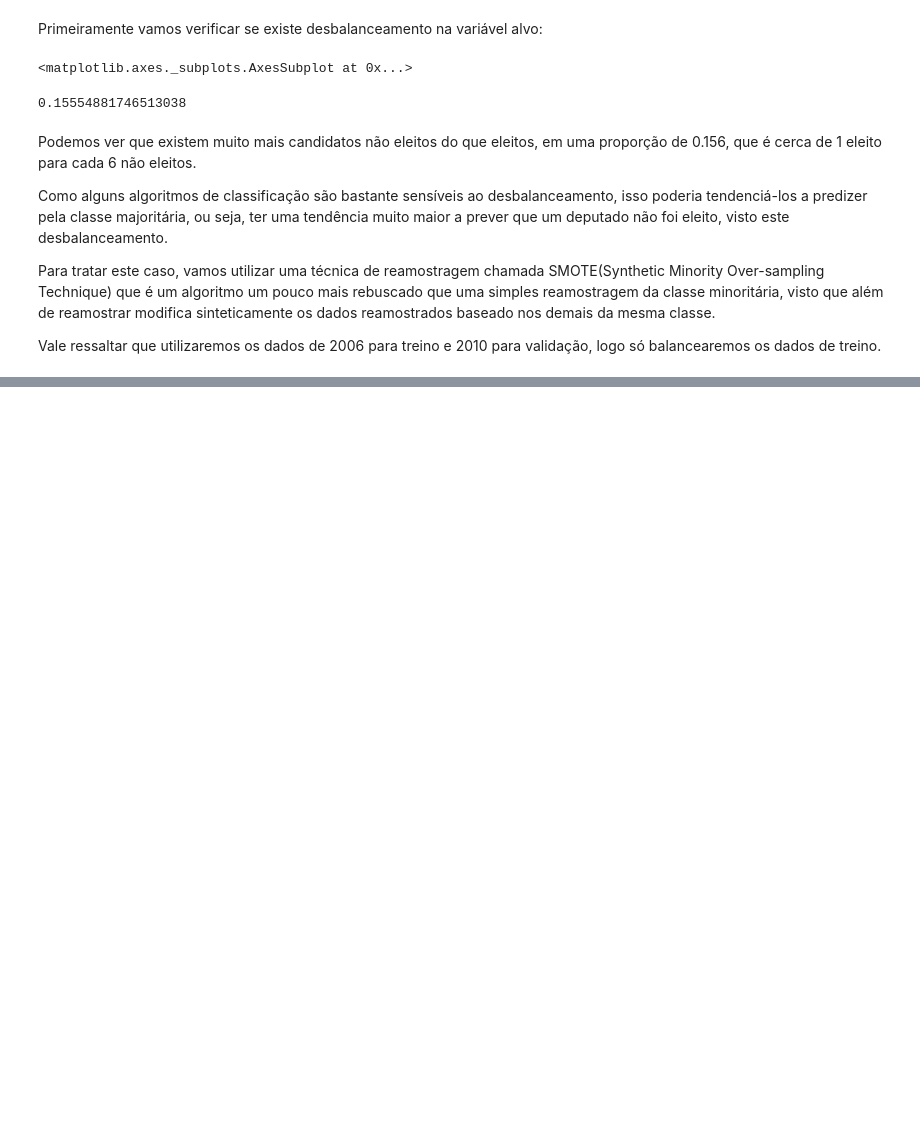
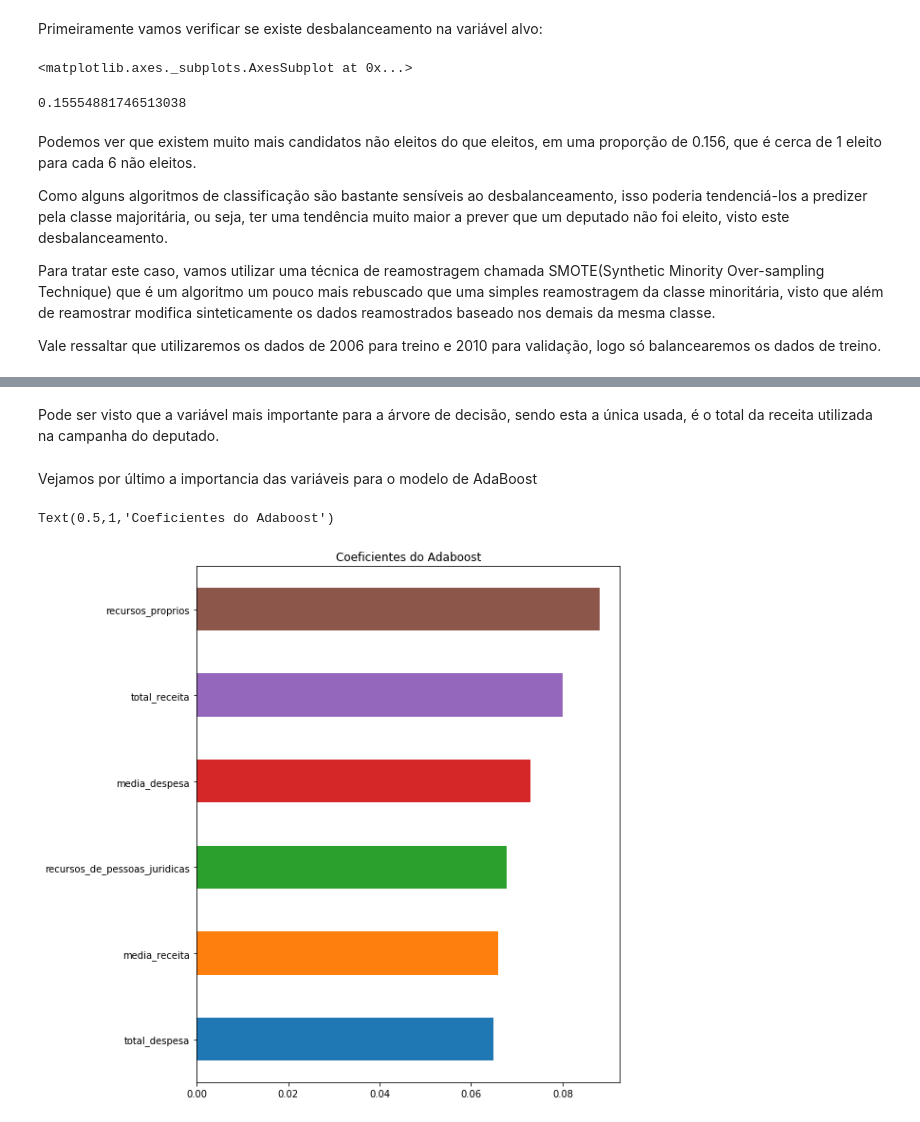
Before and after one commit to orionwinter/machine-learning, a Jupyter notebook: classificacao/Previsão de Eleição dos Deputados.ipynb, the cells around one changed output, grey strips where cells are left out. Saved outputs shown, nothing was run; the diff lists cells and outputs as text; code cells hidden in the pictures; blank space fills up the shorter version.

```diff
--- a/classificacao/Previsão de Eleição dos Deputados.ipynb
+++ b/classificacao/Previsão de Eleição dos Deputados.ipynb
@@ -143 +162,19 @@ knn_validation_y_score = knn_model.predict_proba(X_validation)[:, 1]
+# %%
+# Adaboost
+from sklearn.ensemble import AdaBoostClassifier
+from sklearn.model_selection import cross_val_score
+from sklearn.metrics import make_scorer, f1_score
+
+num_estimators = [55, 89, 144, 233, 377, 610, 987]
+f1_scorer = make_scorer(f1_score, pos_label="eleito")
+cv_ab = [cross_val_score(AdaBoostClassifier(n_estimators=ne), X, Y,
+                          scoring=f1_scorer, cv = 5).mean()
+          for ne in num_estimators]
+best_ne = num_estimators[np.argmax(cv_ab)]
+ab_model = AdaBoostClassifier(n_estimators=best_ne).fit(X, Y)
+
+ab_train_predict = ab_model.predict(X_train)
+ab_train_y_score = ab_model.predict_proba(X_train)[:, 1]
+ab_validation_predict = ab_model.predict(X_validation)
+ab_validation_y_score = ab_model.predict_proba(X_validation)[:, 1]
 # %% [markdown]
@@ -177,0 +311,13 @@ print (knn_validation_precision, knn_validation_recall, knn_validation_auc_roc)
+# %% [markdown]
+Pode ser visto que a variável mais importante para a árvore de decisão, sendo esta a única usada, é o total da receita utilizada na campanha do deputado.
+# %% [markdown]
+Vejamos por último a importancia das variáveis para o modelo de AdaBoost
+# %%
+ab_coef =  pd.Series(ab_model.feature_importances_, index=X_train.columns)
+ab_imp_coef = pd.concat([ab_coef.sort_values().tail(6)])
+matplotlib.rcParams['figure.figsize'] = (8.0, 10.0)
+ab_imp_coef.plot(kind = "barh")
+matplotlib.pyplot.title("Coeficientes do Adaboost")
+# %% [output]
+Text(0.5,1,'Coeficientes do Adaboost')
+[figure, added]
```
Also changed, not shown: parts of 27 cells of this notebook.
